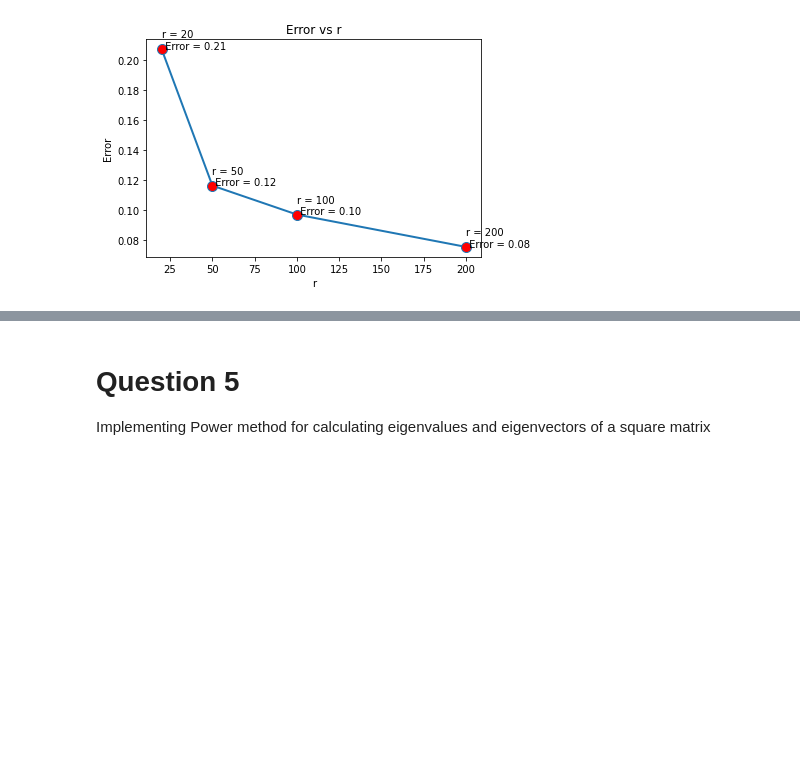
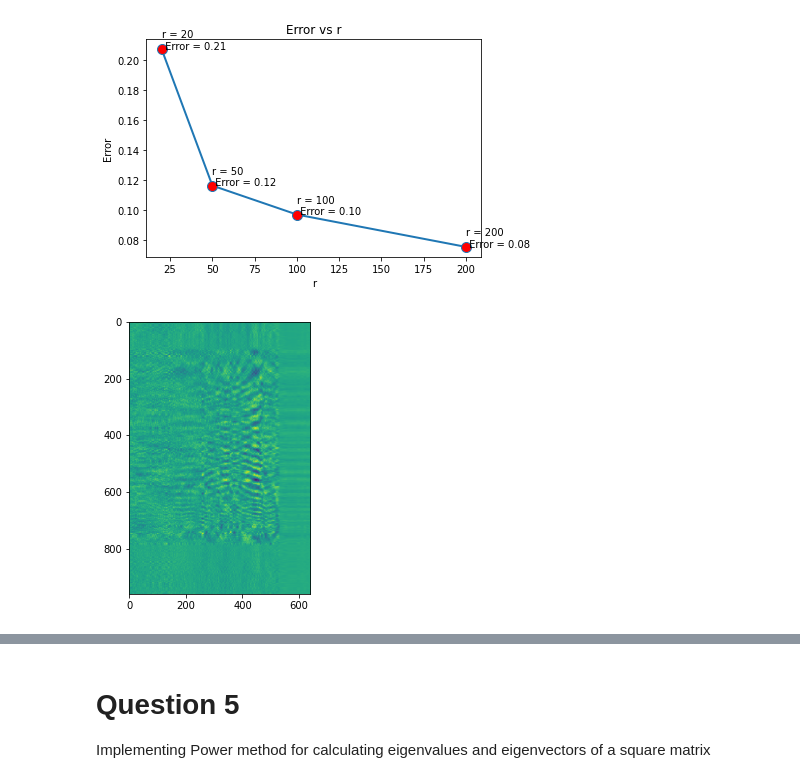
Before and after one commit to jaydbendre/STA243, a Jupyter notebook: Homework_1/CK_JB_HW1/CK_JB_HW1.ipynb, the cells around one changed output, grey strips where cells are left out. Saved outputs shown, nothing was run; the diff lists cells and outputs as text; code cells hidden in the pictures; blank space fills up the shorter version.

```diff
--- a/Homework_1/CK_JB_HW1/CK_JB_HW1.ipynb
+++ b/Homework_1/CK_JB_HW1/CK_JB_HW1.ipynb
@@ -79,10 +79,12 @@ def mul_error(approximate, actual,A,B):
 r = [20,50,100,200]
 
 errors = []
+approximate_vals = []
 actual = A @ B
 # Non-uniform sampling
 for col_val in r:
     approximate = randomized_matrix_mul(A,B,r = col_val, sampling_type = 'non-uniform')
+    approximate_vals.append(approximate)
     e = mul_error(approximate, actual,A,B)
     errors.append(e)
 
@@ -130,3 +132,9 @@ for i in range(len(r)):
     plt.annotate("r = {} \n Error = {:.2f}".format(r[i],errors[i]), (r[i], errors[i]))
 # %% [output]
 [figure]
+# %%
+plt.figure(figsize=(7,5))
+plt.imshow(approximate_vals[0])
+plt.show()
+# %% [output]
+[figure, added]
```
Also changed, not shown: parts of 5 cells of this notebook, 10 other files.
